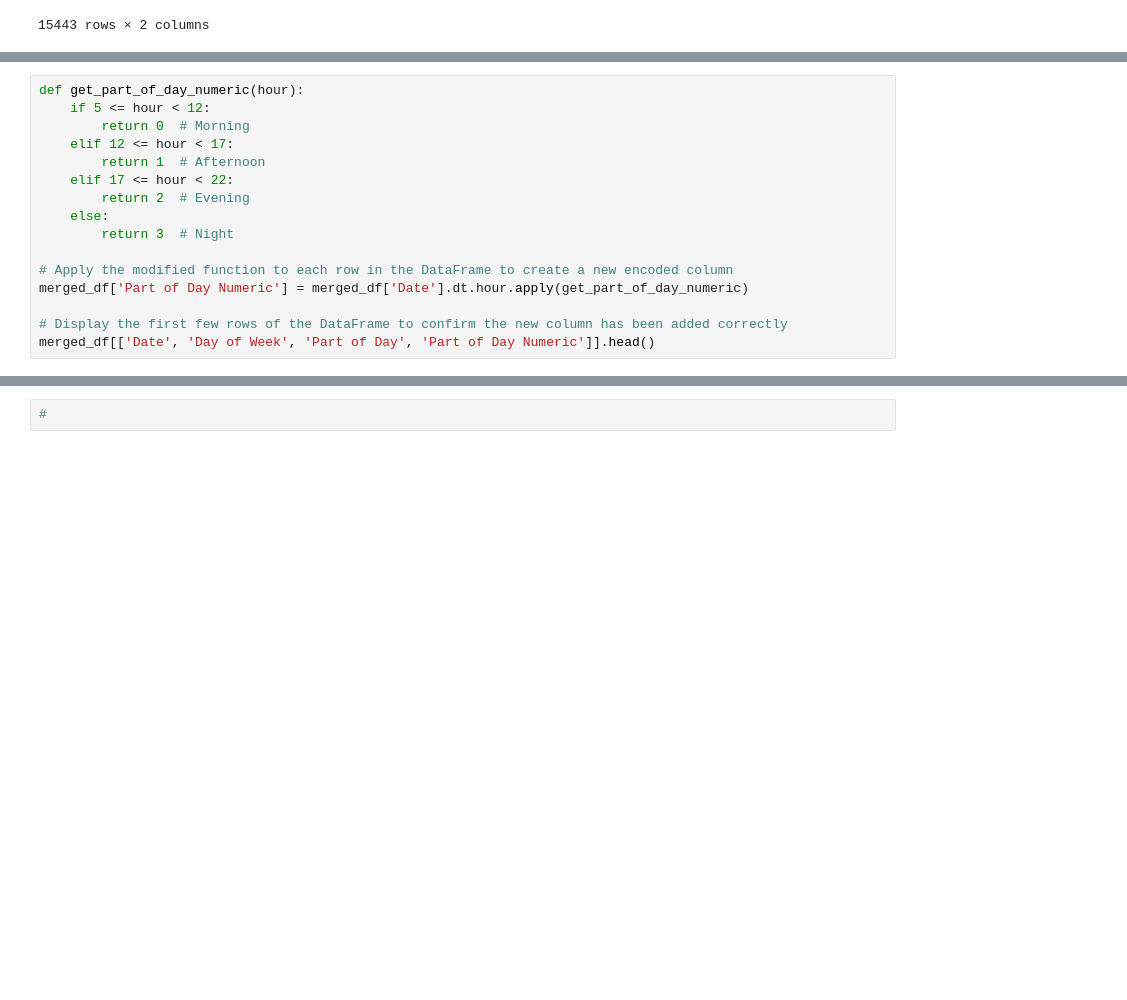
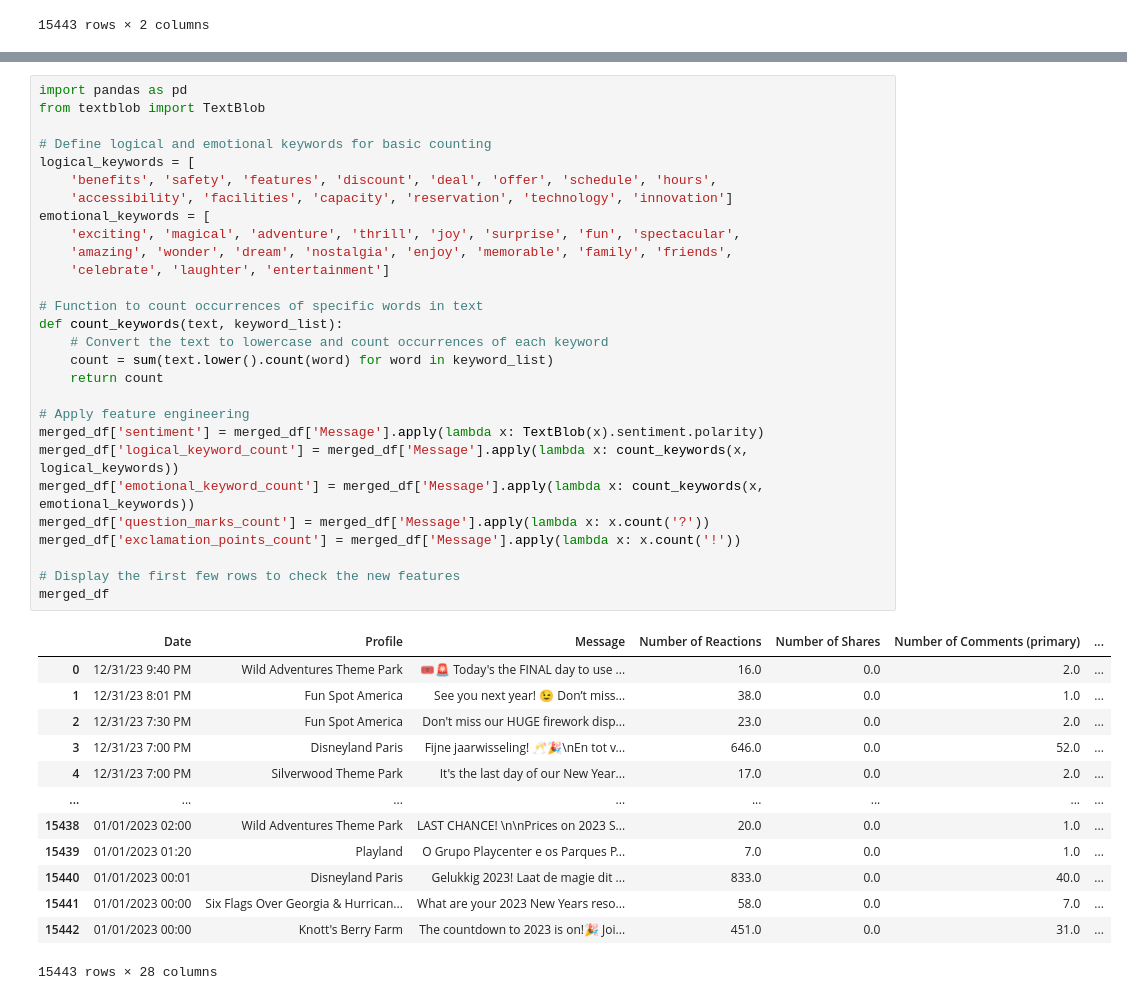
Before and after one commit to alvaarro/DigitalMarketingStrategy, a Jupyter notebook: test_features.ipynb, the cells around one changed output, grey strips where cells are left out. Cells and saved outputs as stored; diff of their text form; blank space fills up the shorter version.

```diff
--- a/test_features.ipynb
+++ b/test_features.ipynb
@@ -333,16 +188,0 @@ merged_df[['Date', 'Day of Week', 'Part of Day']].head()
-# %%
-def get_part_of_day_numeric(hour):
-    if 5 <= hour < 12:
-        return 0  # Morning
-    elif 12 <= hour < 17:
-        return 1  # Afternoon
-    elif 17 <= hour < 22:
-        return 2  # Evening
-    else:
-        return 3  # Night
-
-# Apply the modified function to each row in the DataFrame to create a new encoded column
-merged_df['Part of Day Numeric'] = merged_df['Date'].dt.hour.apply(get_part_of_day_numeric)
-
-# Display the first few rows of the DataFrame to confirm the new column has been added correctly
-merged_df[['Date', 'Day of Week', 'Part of Day', 'Part of Day Numeric']].head()
@@ -462,2 +189,42 @@ P-value: 5.13396395972811e-15
-# %%
-#
+# %%
+import pandas as pd
+from textblob import TextBlob
+
+# Define logical and emotional keywords for basic counting
+logical_keywords = [
+    'benefits', 'safety', 'features', 'discount', 'deal', 'offer', 'schedule', 'hours',
+    'accessibility', 'facilities', 'capacity', 'reservation', 'technology', 'innovation']
+emotional_keywords = [
+    'exciting', 'magical', 'adventure', 'thrill', 'joy', 'surprise', 'fun', 'spectacular',
+    'amazing', 'wonder', 'dream', 'nostalgia', 'enjoy', 'memorable', 'family', 'friends',
+    'celebrate', 'laughter', 'entertainment']
+
+# Function to count occurrences of specific words in text
+def count_keywords(text, keyword_list):
+    # Convert the text to lowercase and count occurrences of each keyword
+    count = sum(text.lower().count(word) for word in keyword_list)
+    return count
+
+# Apply feature engineering
+merged_df['sentiment'] = merged_df['Message'].apply(lambda x: TextBlob(x).sentiment.polarity)
+merged_df['logical_keyword_count'] = merged_df['Message'].apply(lambda x: count_keywords(x, logical_keywords))
+merged_df['emotional_keyword_count'] = merged_df['Message'].apply(lambda x: count_keywords(x, emotional_keywords))
+merged_df['question_marks_count'] = merged_df['Message'].apply(lambda x: x.count('?'))
+merged_df['exclamation_points_count'] = merged_df['Message'].apply(lambda x: x.count('!'))
+
+# Display the first few rows to check the new features
+merged_df
+# %% [output]
+|  | Date | Profile | Message | Number of Reactions | Number of Shares | Number of Comments (primary) | ... |
+| 0 | 12/31/23 9:40 PM | Wild Adventures Theme Park | 🎟️🚨 Today's the FINAL day to use ... | 16.0 | 0.0 | 2.0 | ... |
+| 1 | 12/31/23 8:01 PM | Fun Spot America | See you next year! 😉 Don’t miss... | 38.0 | 0.0 | 1.0 | ... |
+| 2 | 12/31/23 7:30 PM | Fun Spot America | Don't miss our HUGE firework disp... | 23.0 | 0.0 | 2.0 | ... |
+| 3 | 12/31/23 7:00 PM | Disneyland Paris | Fijne jaarwisseling! 🥂🎉\nEn tot v... | 646.0 | 0.0 | 52.0 | ... |
+| 4 | 12/31/23 7:00 PM | Silverwood Theme Park | It's the last day of our New Year... | 17.0 | 0.0 | 2.0 | ... |
+| ... | ... | ... | ... | ... | ... | ... | ... |
+| 15438 | 01/01/2023 02:00 | Wild Adventures Theme Park | LAST CHANCE! \n\nPrices on 2023 S... | 20.0 | 0.0 | 1.0 | ... |
+| 15439 | 01/01/2023 01:20 | Playland | O Grupo Playcenter e os Parques P... | 7.0 | 0.0 | 1.0 | ... |
+| 15440 | 01/01/2023 00:01 | Disneyland Paris | Gelukkig 2023! Laat de magie dit ... | 833.0 | 0.0 | 40.0 | ... |
+| 15441 | 01/01/2023 00:00 | Six Flags Over Georgia & Hurrican... | What are your 2023 New Years reso... | 58.0 | 0.0 | 7.0 | ... |
+| 15442 | 01/01/2023 00:00 | Knott's Berry Farm | The countdown to 2023 is on!🎉 Joi... | 451.0 | 0.0 | 31.0 | ... |
+15443 rows × 28 columns
```
Also changed, not shown: parts of 20 cells of this notebook.
